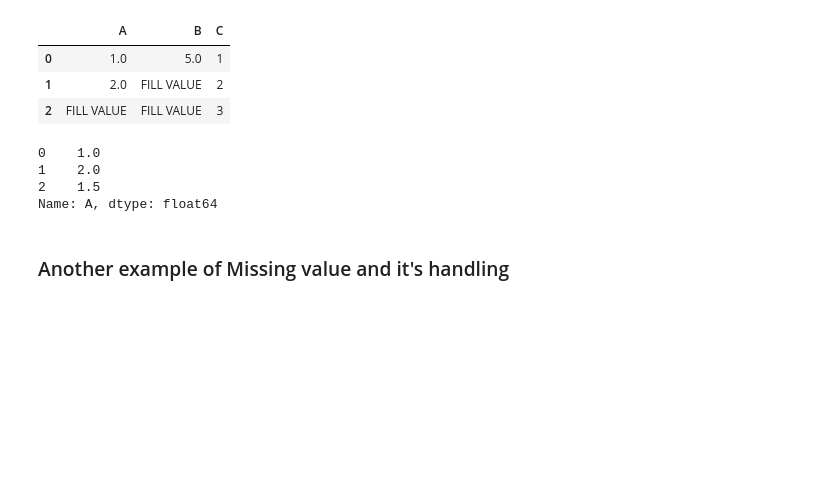
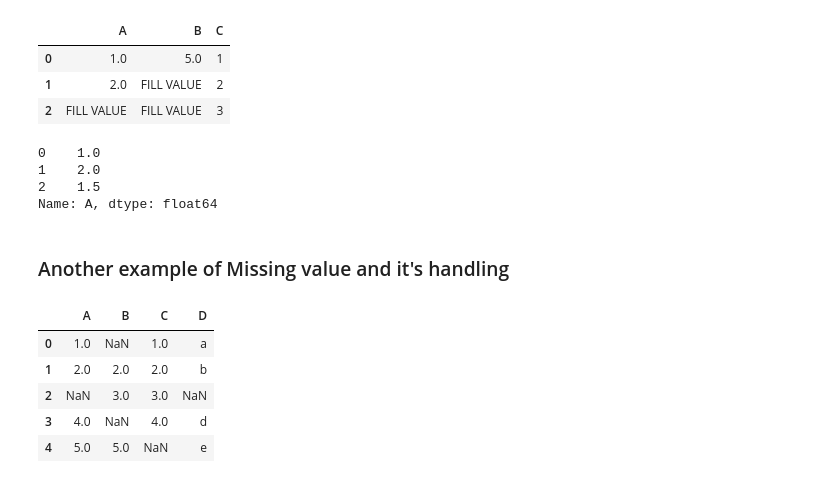
Before and after one commit to SiddheshDaphane/Python-for-data-science-and-machine-learning, a Jupyter notebook: 3. Pandas.ipynb, the cells around one changed output. Cells and saved outputs as stored; diff of their text form; code cells hidden in the pictures; blank space fills up the shorter version.

```diff
--- a/3. Pandas.ipynb
+++ b/3. Pandas.ipynb
@@ -673,3 +673,19 @@ df['A'].fillna(value=df['A'].mean())
 Name: A, dtype: float64
 # %% [markdown]
 ### Another example of Missing value and it's handling
+# %%
+df = pd.DataFrame({
+    'A': [1, 2, np.nan, 4, 5],
+    'B': [np.nan, 2, 3, np.nan, 5],
+    'C': [1, 2, 3, 4, np.nan],
+    'D': ['a', 'b', np.nan, 'd', 'e']
+})
+# %%
+df
+# %% [output]
+|  | A | B | C | D |
+| 0 | 1.0 | NaN | 1.0 | a |
+| 1 | 2.0 | 2.0 | 2.0 | b |
+| 2 | NaN | 3.0 | 3.0 | NaN |
+| 3 | 4.0 | NaN | 4.0 | d |
+| 4 | 5.0 | 5.0 | NaN | e |
```
Also changed, not shown: parts of 12 cells of this notebook.
